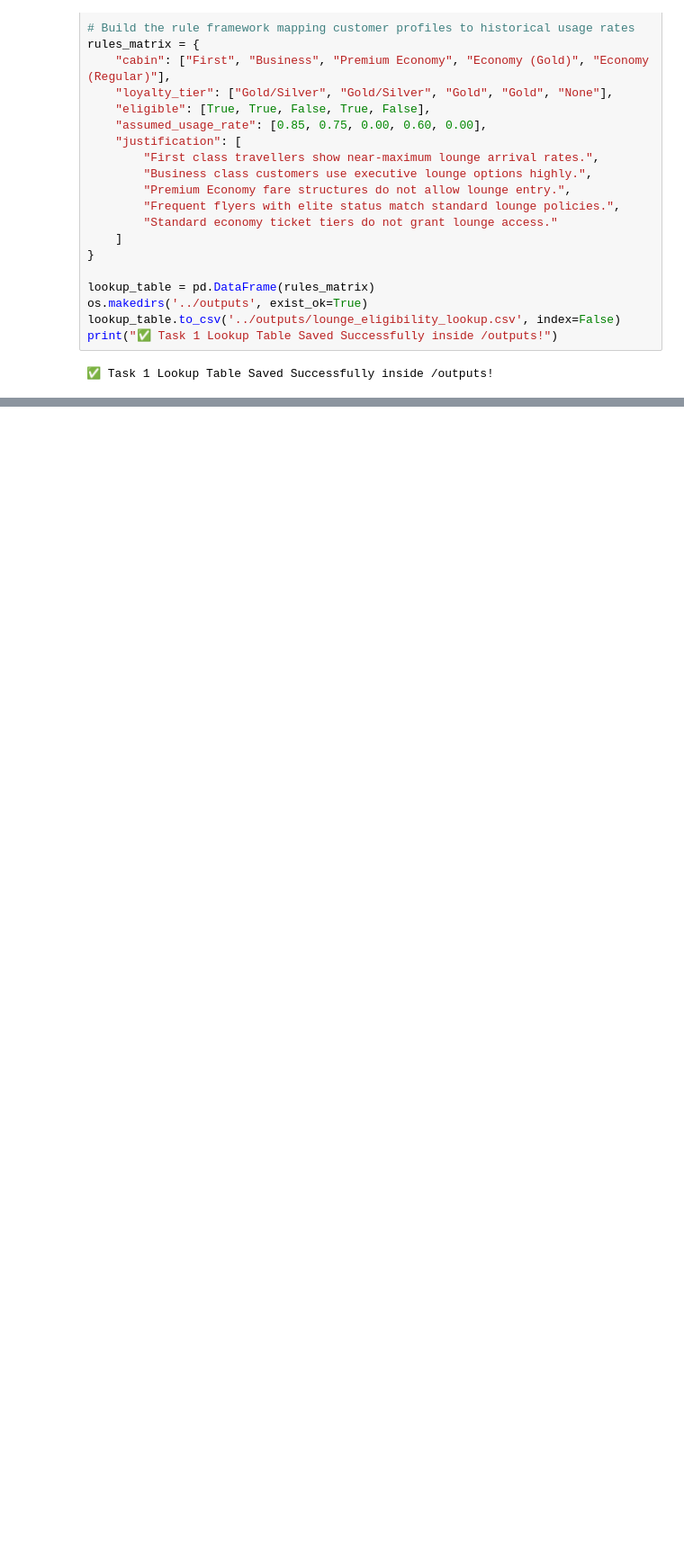
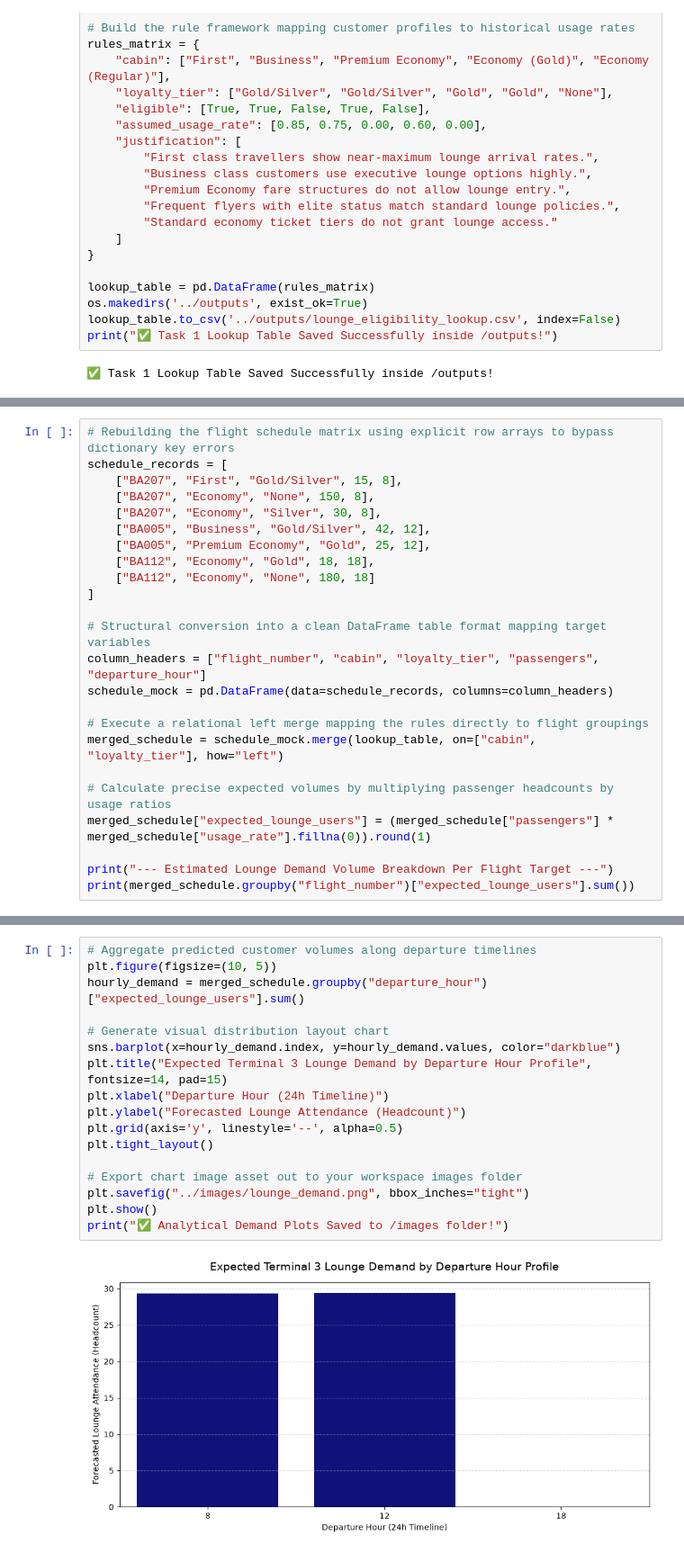
Before and after one commit to Dasari-Pallavi/british-airways-data-science, a Jupyter notebook: notebooks/01_lounge_eligibility.ipynb, the cells around one changed output, grey strips where cells are left out. Shown at 90% size. Saved outputs shown, nothing was run; the diff lists cells and outputs as text; blank space fills up the shorter version.

Commit message:
feat: complete Task 1 capacity table, map flight schedules, and export lounge demand plots

```diff
--- a/notebooks/01_lounge_eligibility.ipynb
+++ b/notebooks/01_lounge_eligibility.ipynb
@@ -25,0 +70,24 @@ print("✅ Task 1 Lookup Table Saved Successfully inside /outputs!")
+# %%
+# Rebuilding the flight schedule matrix using explicit row arrays to bypass dictionary key errors
+schedule_records = [
+    ["BA207", "First", "Gold/Silver", 15, 8],
+    ["BA207", "Economy", "None", 150, 8],
+    ["BA207", "Economy", "Silver", 30, 8],
+    ["BA005", "Business", "Gold/Silver", 42, 12],
+    ["BA005", "Premium Economy", "Gold", 25, 12],
+    ["BA112", "Economy", "Gold", 18, 18],
+    ["BA112", "Economy", "None", 180, 18]
+]
+
+# Structural conversion into a clean DataFrame table format mapping target variables
+column_headers = ["flight_number", "cabin", "loyalty_tier", "passengers", "departure_hour"]
+schedule_mock = pd.DataFrame(data=schedule_records, columns=column_headers)
+
+# Execute a relational left merge mapping the rules directly to flight groupings
+merged_schedule = schedule_mock.merge(lookup_table, on=["cabin", "loyalty_tier"], how="left")
+
+# Calculate precise expected volumes by multiplying passenger headcounts by usage ratios
+merged_schedule["expected_lounge_users"] = (merged_schedule["passengers"] * merged_schedule["usage_rate"].fillna(0)).round(1)
+
+print("--- Estimated Lounge Demand Volume Breakdown Per Flight Target ---")
+print(merged_schedule.groupby("flight_number")["expected_lounge_users"].sum())
@@ -25,0 +101,19 @@ print("✅ Task 1 Lookup Table Saved Successfully inside /outputs!")
+# %%
+# Aggregate predicted customer volumes along departure timelines
+plt.figure(figsize=(10, 5))
+hourly_demand = merged_schedule.groupby("departure_hour")["expected_lounge_users"].sum()
+
+# Generate visual distribution layout chart
+sns.barplot(x=hourly_demand.index, y=hourly_demand.values, color="darkblue")
+plt.title("Expected Terminal 3 Lounge Demand by Departure Hour Profile", fontsize=14, pad=15)
+plt.xlabel("Departure Hour (24h Timeline)")
+plt.ylabel("Forecasted Lounge Attendance (Headcount)")
+plt.grid(axis='y', linestyle='--', alpha=0.5)
+plt.tight_layout()
+
+# Export chart image asset out to your workspace images folder
+plt.savefig("../images/lounge_demand.png", bbox_inches="tight")
+plt.show()
+print("✅ Analytical Demand Plots Saved to /images folder!")
+# %% [output]
+[figure, added]
```
Also changed, not shown: parts of 5 cells of this notebook, 2 other files.
